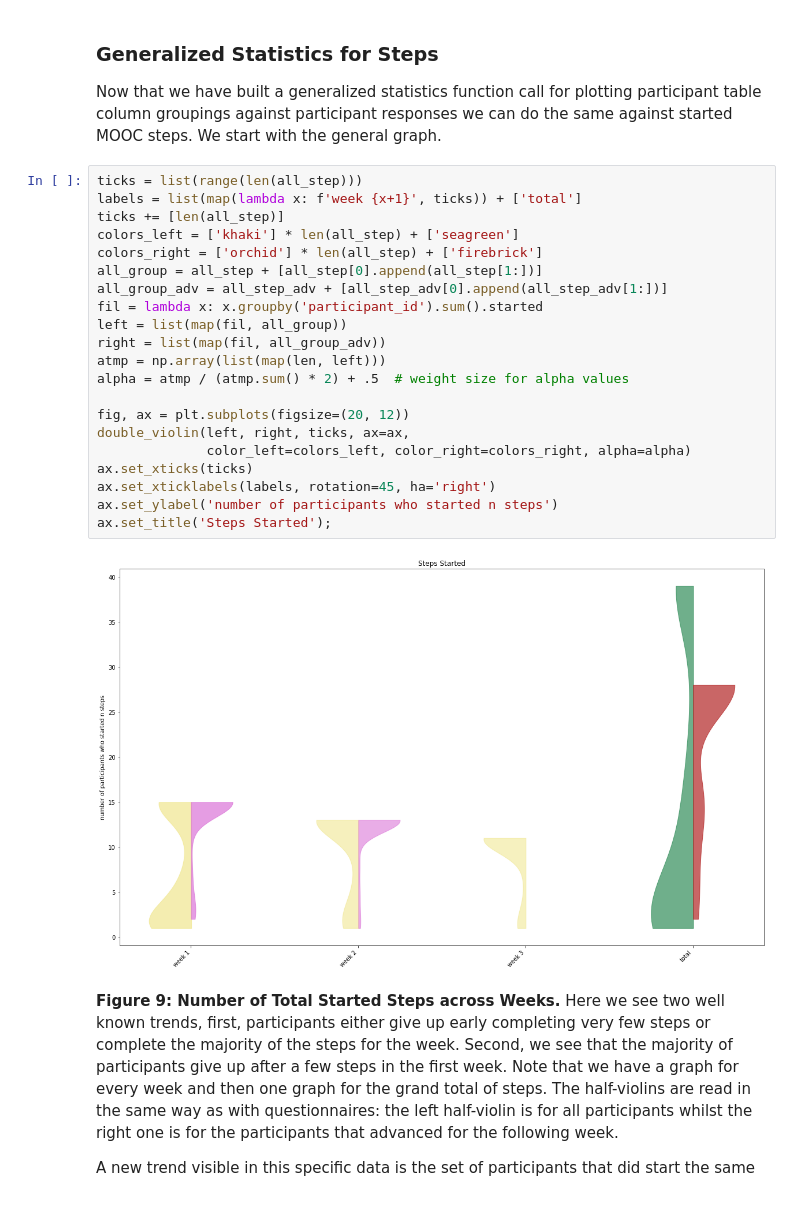
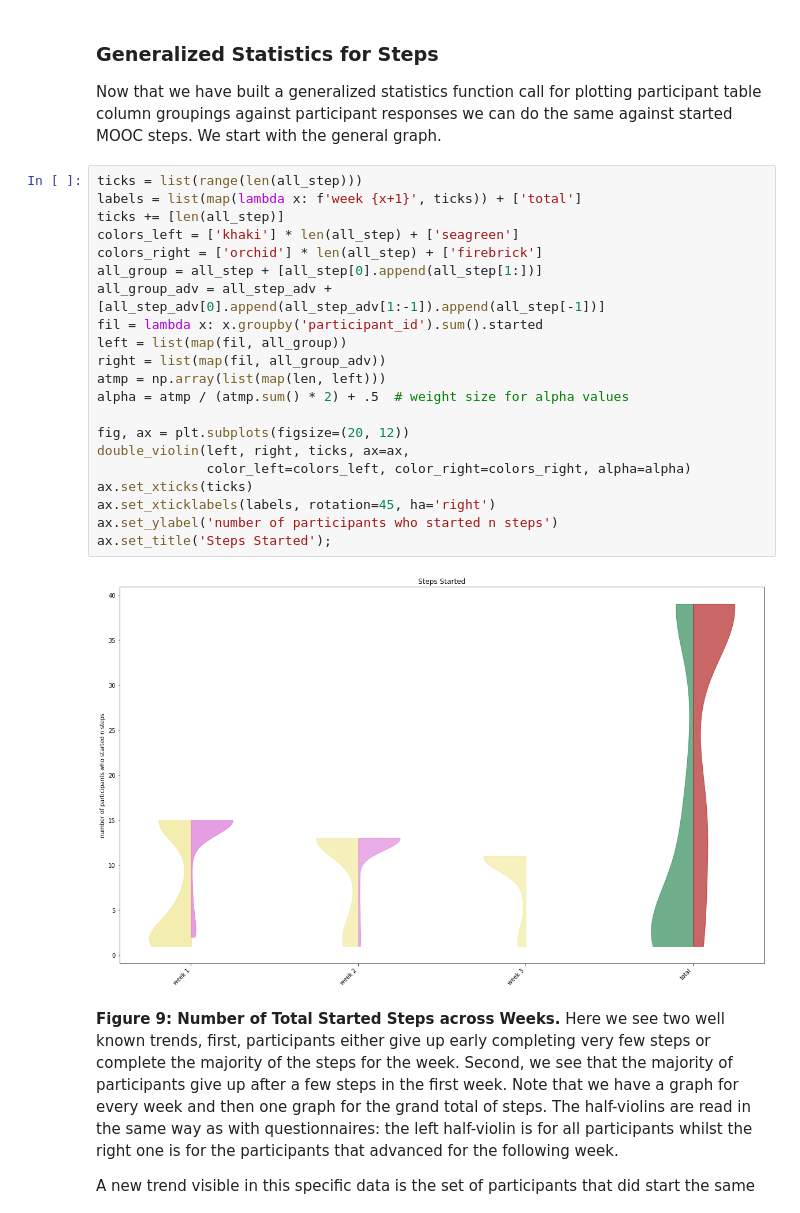
Before and after one commit to grochmal/mooc-stats, a Jupyter notebook: mooc-confidence-fl.ipynb, the cells around one changed output. Cells and saved outputs as stored; diff of their text form.

```diff
--- a/mooc-confidence-fl.ipynb
+++ b/mooc-confidence-fl.ipynb
@@ -1100,26 +1100,26 @@ We start with the general graph.
 # %%
 ticks = list(range(len(all_step)))
 labels = list(map(lambda x: f'week {x+1}', ticks)) + ['total']
 ticks += [len(all_step)]
 colors_left = ['khaki'] * len(all_step) + ['seagreen']
 colors_right = ['orchid'] * len(all_step) + ['firebrick']
 all_group = all_step + [all_step[0].append(all_step[1:])]
-all_group_adv = all_step_adv + [all_step_adv[0].append(all_step_adv[1:])]
+all_group_adv = all_step_adv + [all_step_adv[0].append(all_step_adv[1:-1]).append(all_step[-1])]
 fil = lambda x: x.groupby('participant_id').sum().started
 left = list(map(fil, all_group))
 right = list(map(fil, all_group_adv))
 atmp = np.array(list(map(len, left)))
 alpha = atmp / (atmp.sum() * 2) + .5  # weight size for alpha values
 
 fig, ax = plt.subplots(figsize=(20, 12))
 double_violin(left, right, ticks, ax=ax,
               color_left=colors_left, color_right=colors_right, alpha=alpha)
 ax.set_xticks(ticks)
 ax.set_xticklabels(labels, rotation=45, ha='right')
 ax.set_ylabel('number of participants who started n steps')
 ax.set_title('Steps Started');
 # %% [output]
-[figure, old version]
+[figure, new version]
 # %% [markdown]
 **Figure 9: Number of Total Started Steps across Weeks.**
 Here we see two well known trends,
```
Also changed, not shown: parts of 6 cells of this notebook, 1 other file.
